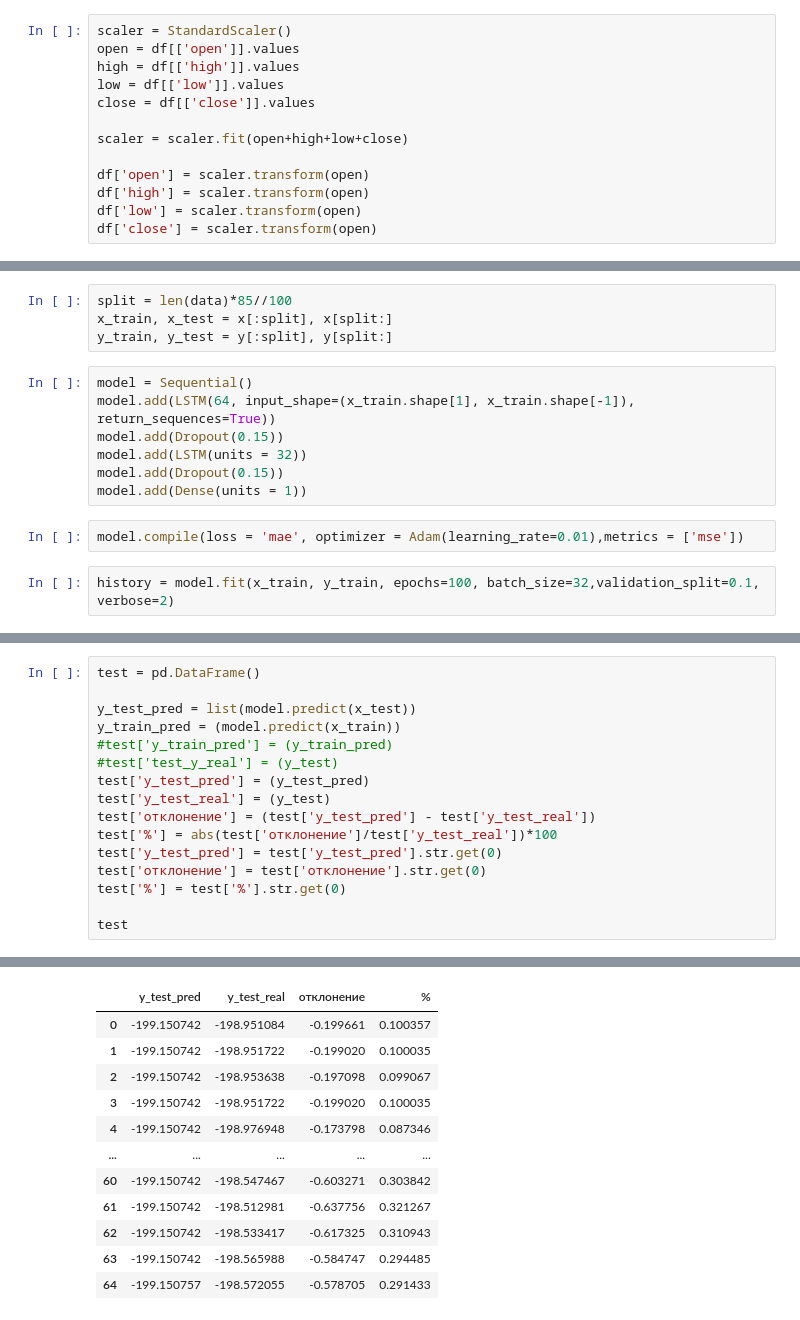
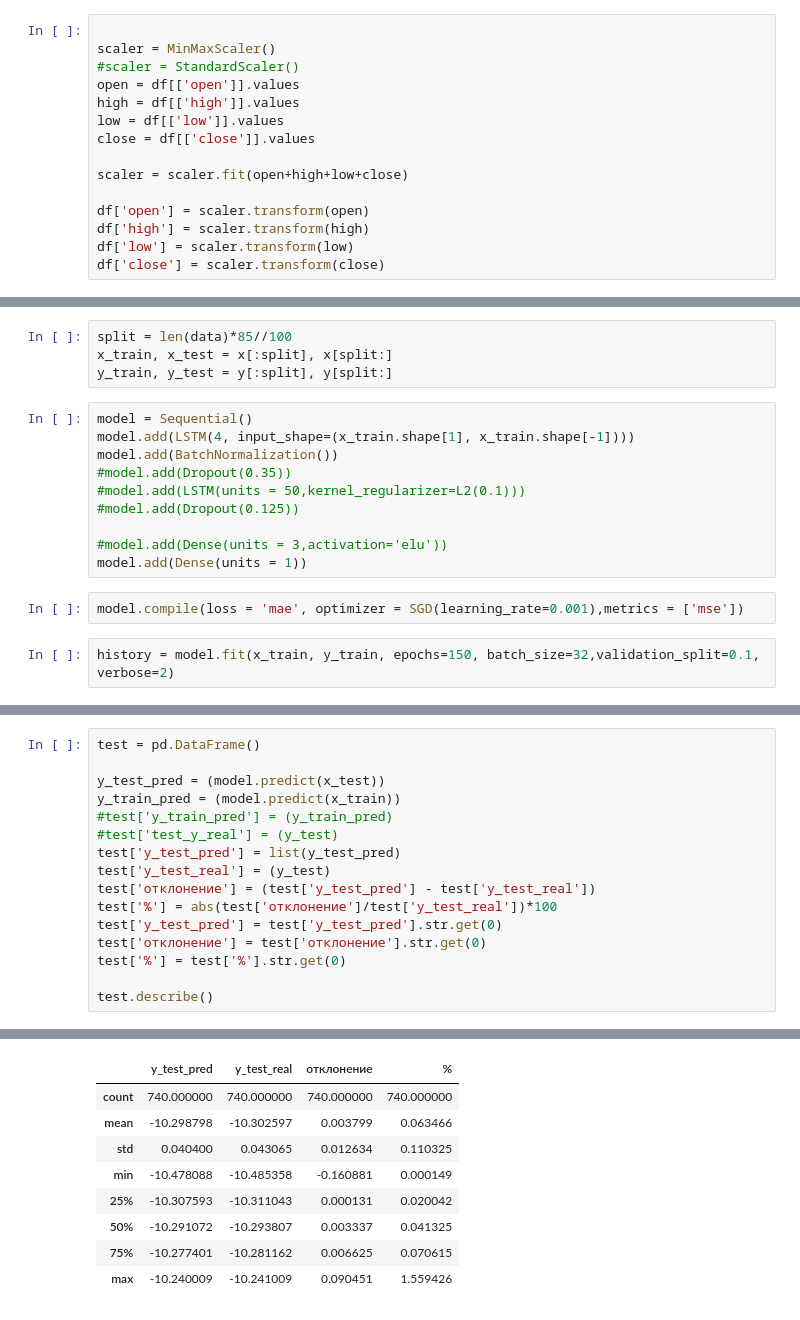
Before and after one commit to yarkalm/inter_group_test, a Jupyter notebook: model.ipynb, the cells around one changed output, grey strips where cells are left out. Saved outputs shown, nothing was run; the diff lists cells and outputs as text.

```diff
--- a/model.ipynb
+++ b/model.ipynb
@@ -47,5 +31,7 @@ plt.show()
 # %%
-scaler = StandardScaler()
+
+scaler = MinMaxScaler()
+#scaler = StandardScaler()
 open = df[['open']].values
 high = df[['high']].values
 low = df[['low']].values
@@ -54,9 +40,9 @@ close = df[['close']].values
 scaler = scaler.fit(open+high+low+close)
 
 df['open'] = scaler.transform(open)
-df['high'] = scaler.transform(open)
-df['low'] = scaler.transform(open)
-df['close'] = scaler.transform(open)
+df['high'] = scaler.transform(high)
+df['low'] = scaler.transform(low)
+df['close'] = scaler.transform(close)
 # %%
 df.set_index('time',inplace=True)
 df
@@ -93,12 +77,15 @@ x_train, x_test = x[:split], x[split:]
 y_train, y_test = y[:split], y[split:]
 # %%
 model = Sequential()
-model.add(LSTM(64, input_shape=(x_train.shape[1], x_train.shape[-1]), return_sequences=True))
-model.add(Dropout(0.15))
-model.add(LSTM(units = 32))
-model.add(Dropout(0.15))
+model.add(LSTM(4, input_shape=(x_train.shape[1], x_train.shape[-1])))
+model.add(BatchNormalization())
+#model.add(Dropout(0.35))
+#model.add(LSTM(units = 50,kernel_regularizer=L2(0.1)))
+#model.add(Dropout(0.125))
+
+#model.add(Dense(units = 3,activation='elu'))
 model.add(Dense(units = 1))
 # %%
-model.compile(loss = 'mae', optimizer = Adam(learning_rate=0.01),metrics = ['mse'])
+model.compile(loss = 'mae', optimizer = SGD(learning_rate=0.001),metrics = ['mse'])
 # %%
-history = model.fit(x_train, y_train, epochs=100, batch_size=32,validation_split=0.1, verbose=2)
+history = model.fit(x_train, y_train, epochs=150, batch_size=32,validation_split=0.1, verbose=2)
@@ -145,11 +120,11 @@ plt.show()
 # %%
 test = pd.DataFrame()
 
-y_test_pred = list(model.predict(x_test))
+y_test_pred = (model.predict(x_test))
 y_train_pred = (model.predict(x_train))
 #test['y_train_pred'] = (y_train_pred)
 #test['test_y_real'] = (y_test)
-test['y_test_pred'] = (y_test_pred)
+test['y_test_pred'] = list(y_test_pred)
 test['y_test_real'] = (y_test)
 test['отклонение'] = (test['y_test_pred'] - test['y_test_real'])
 test['%'] = abs(test['отклонение']/test['y_test_real'])*100
@@ -157,5 +132,5 @@ test['y_test_pred'] = test['y_test_pred'].str.get(0)
 test['отклонение'] = test['отклонение'].str.get(0)
 test['%'] = test['%'].str.get(0)
 
-test
+test.describe()
 # %% [output]
@@ -164,12 +139,9 @@ test
 |  | y_test_pred | y_test_real | отклонение | % |
-| 0 | -199.150742 | -198.951084 | -0.199661 | 0.100357 |
-| 1 | -199.150742 | -198.951722 | -0.199020 | 0.100035 |
-| 2 | -199.150742 | -198.953638 | -0.197098 | 0.099067 |
-| 3 | -199.150742 | -198.951722 | -0.199020 | 0.100035 |
-| 4 | -199.150742 | -198.976948 | -0.173798 | 0.087346 |
-| ... | ... | ... | ... | ... |
-| 60 | -199.150742 | -198.547467 | -0.603271 | 0.303842 |
-| 61 | -199.150742 | -198.512981 | -0.637756 | 0.321267 |
-| 62 | -199.150742 | -198.533417 | -0.617325 | 0.310943 |
-| 63 | -199.150742 | -198.565988 | -0.584747 | 0.294485 |
-| 64 | -199.150757 | -198.572055 | -0.578705 | 0.291433 |
+| count | 740.000000 | 740.000000 | 740.000000 | 740.000000 |
+| mean | -10.298798 | -10.302597 | 0.003799 | 0.063466 |
+| std | 0.040400 | 0.043065 | 0.012634 | 0.110325 |
+| min | -10.478088 | -10.485358 | -0.160881 | 0.000149 |
+| 25% | -10.307593 | -10.311043 | 0.000131 | 0.020042 |
+| 50% | -10.291072 | -10.293807 | 0.003337 | 0.041325 |
+| 75% | -10.277401 | -10.281162 | 0.006625 | 0.070615 |
+| max | -10.240009 | -10.241009 | 0.090451 | 1.559426 |
```
Also changed, not shown: parts of 11 cells of this notebook, 2 other files.
